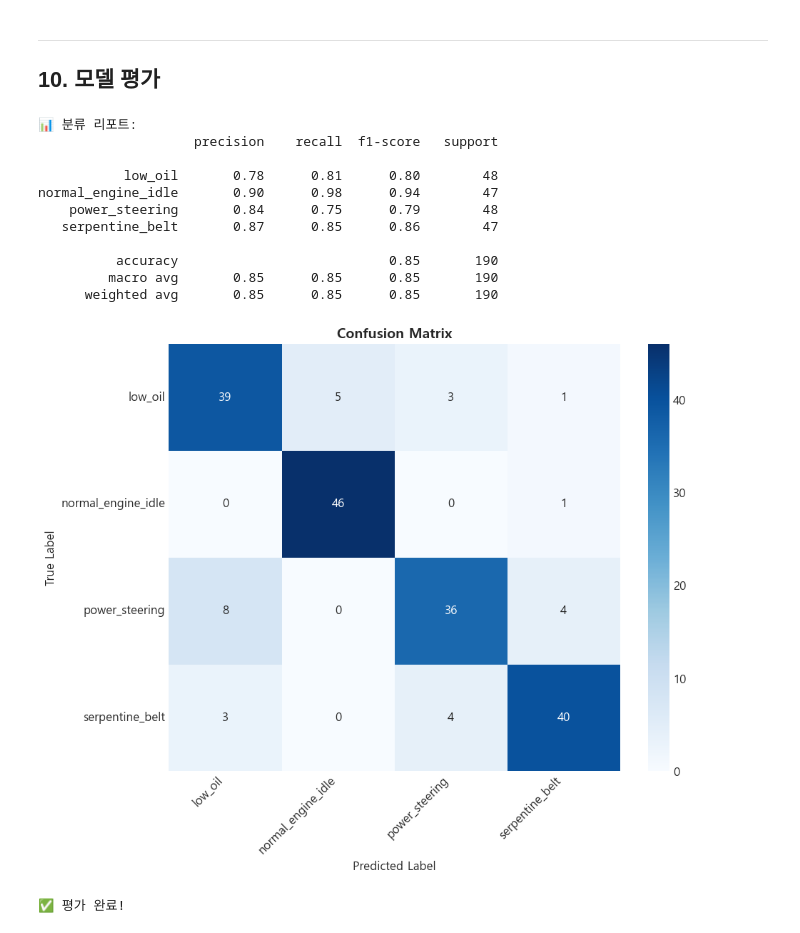
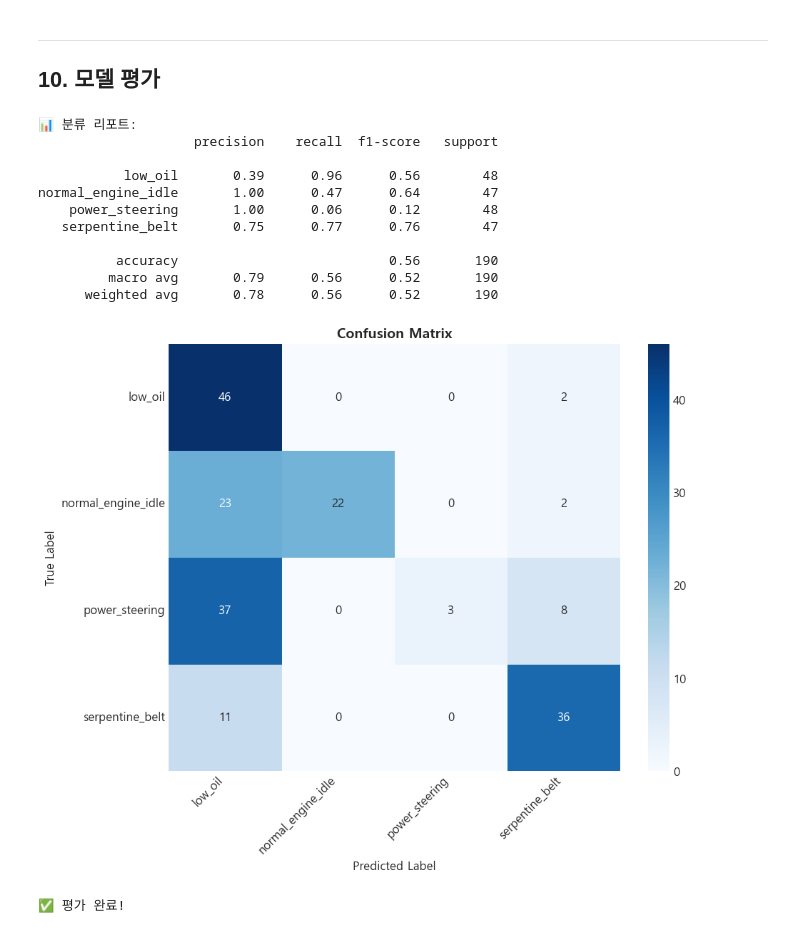
Before and after one commit to kkch1012/Sound_Project, a Jupyter notebook: notebooks/12_Idle_Column_Classification_Complete.ipynb, the cells around one changed output. Saved outputs shown, nothing was run; the diff lists cells and outputs as text; code cells hidden in the pictures.

```diff
--- a/notebooks/12_Idle_Column_Classification_Complete.ipynb
+++ b/notebooks/12_Idle_Column_Classification_Complete.ipynb
@@ -650,10 +682,10 @@ print(f"\n🎯 목표 개수: 각 클래스당 {target_count}개")
 augmentation_config = AugmentationConfig(
     time_stretch_rate_min=0.85,
     time_stretch_rate_max=1.15,
-    pitch_shift_steps_min=-3,
-    pitch_shift_steps_max=3,
-    noise_factor_min=0.002,
-    noise_factor_max=0.01,
+    pitch_shift_steps_min=-6, #  수정: 피치 변화 폭 확대 (C 방식)
+    pitch_shift_steps_max=6,  #  수정: 피치 변화 폭 확대 (C 방식)
+    noise_factor_min=0.005,   #  수정: 노이즈 강도 상향 (C 방식)
+    noise_factor_max=0.015,  #  수정: 노이즈 강도 상향 (C 방식)
     volume_factor_min=0.7,
     volume_factor_max=1.3,
     time_shift_max=0.15
@@ -688,8 +720,24 @@ for column in unique_columns:
             # 오디오 로드
             y, sr = librosa.load(str(source_file), sr=audio_config.sample_rate)
 
-            # 증강 적용
-            y_augmented = augmentor.augment(y, sr)
+            # 🌟🌟🌟 1. 클래스별 증강 로직 적용 (volume_control 대체) 🌟🌟🌟
+            if column == 'power_steering':
+                # power_steering: Pitch/Time Stretch 강제 적용
+                y_augmented = augmentor.pitch_shift(y, sr)
+                y_augmented = augmentor.time_stretch(y_augmented)
+                y_augmented = augmentor.add_noise(y_augmented, sr) # 견고성 유지
+
+            elif column == 'low_oil':
+                # low_oil: Noise 강제 및 Pitch Shift로 대체 (Volume Control 제거)
+                y_augmented = augmentor.add_noise(y, sr)        # 강한 노이즈 (Precision 개선)
+                y_augmented = augmentor.time_shift(y_augmented) # 🌟 대체: Volume Control 대신 Time Shift 적용 (다양성 확보)
+                y_augmented = augmentor.pitch_shift(y_augmented, sr)
+
+            else:
+                # 다른 클래스: 기본 증강 조합 적용 (Volume Control 제거)
+                y_augmented = augmentor.time_shift(y)
+                y_augmented = augmentor.pitch_shift(y_augmented, sr)
+                y_augmented = augmentor.add_noise(y_augmented, sr)
 
             # 길이 정규화
             target_length = int(audio_config.sample_rate * audio_config.duration)
@@ -859,7 +907,7 @@ print("✅ Waveform 어텐션 시각화 완료!")
 # ============================================================
 
 class WaveformCNN1D(nn.Module):
-    def __init__(self, num_classes: int, input_length: int = 110250, base_channels: int = 48, dropout: float = 0.5):
+    def __init__(self, num_classes: int, input_length: int = 110250, base_channels: int = 32, dropout: float = 0.5):
         super().__init__()
         self.num_classes = num_classes
 
@@ -931,7 +979,7 @@ print("✅ WaveformCNN1D 모델 정의 완료!")
 # ============================================================
 
 class MaskedCNN(nn.Module):
-    def __init__(self, num_classes: int, n_mels: int = 128, base_channels: int = 24, dropout: float = 0.4):
+    def __init__(self, num_classes: int, n_mels: int = 128, base_channels: int = 16, dropout: float = 0.4):
         super().__init__()
         self.num_classes = num_classes
 
@@ -1286,46 +1350,47 @@ all_preds = []
 all_labels = []
 
 with torch.no_grad():
-    for waveforms, mel_specs, labels in test_loader:
+    for waveforms, mel_specs, waveform_masks,labels in test_loader:
         waveforms = waveforms.to(device)
         mel_specs = mel_specs.to(device)
+        waveform_masks = waveform_masks.to(device)
         labels = labels.to(device)
 
-        outputs = ensemble_model(waveforms, mel_specs, mask=importance_mask_tensor)
+        outputs = ensemble_model(waveforms, mel_specs,waveform_mask=waveform_masks, mel_mask=importance_mask_tensor)
         _, predicted = torch.max(outputs.data, 1)
 
         all_preds.extend(predicted.cpu().numpy())
         all_labels.extend(labels.cpu().numpy())
 
 # 분류 리포트
 target_names = [idx_to_label[i] for i in range(num_classes)]
 print("\n📊 분류 리포트:")
 print(classification_report(all_labels, all_preds, target_names=target_names))
 
 # 혼동 행렬
 cm = confusion_matrix(all_labels, all_preds)
 plt.figure(figsize=(10, 8))
 sns.heatmap(cm, annot=True, fmt='d', cmap='Blues', xticklabels=target_names, yticklabels=target_names)
 plt.title('Confusion Matrix', fontsize=14, fontweight='bold')
 plt.ylabel('True Label')
 plt.xlabel('Predicted Label')
 plt.xticks(rotation=45, ha='right')
 plt.yticks(rotation=0)
 plt.tight_layout()
 plt.show()
 
 print("\n✅ 평가 완료!")
 # %% [output]
 📊 분류 리포트:
                     precision    recall  f1-score   support
 
-           low_oil       0.78      0.81      0.80        48
-normal_engine_idle       0.90      0.98      0.94        47
-    power_steering       0.84      0.75      0.79        48
-   serpentine_belt       0.87      0.85      0.86        47
+           low_oil       0.39      0.96      0.56        48
+normal_engine_idle       1.00      0.47      0.64        47
+    power_steering       1.00      0.06      0.12        48
+   serpentine_belt       0.75      0.77      0.76        47
 
-          accuracy                           0.85       190
-         macro avg       0.85      0.85      0.85       190
-      weighted avg       0.85      0.85      0.85       190
+          accuracy                           0.56       190
+         macro avg       0.79      0.56      0.52       190
+      weighted avg       0.78      0.56      0.52       190
-[figure, old version]
+[figure, new version]
 ✅ 평가 완료!
```
Also changed, not shown: parts of 11 cells of this notebook.
